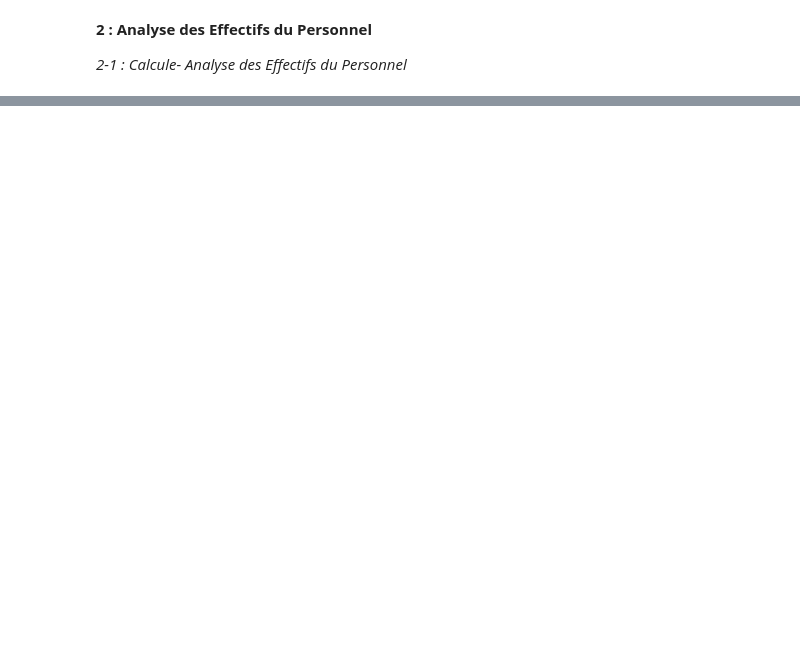
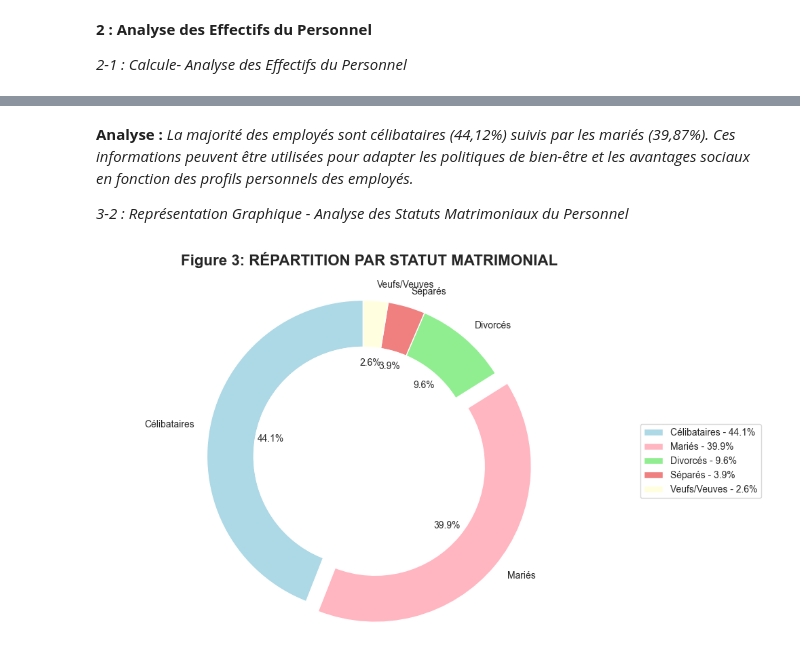
Before and after one commit to AbdelmoughitASSAL/HR_Dashboard_06_18, a Jupyter notebook: HR-PYTHON.ipynb, the cells around one changed output, grey strips where cells are left out. Saved outputs shown, nothing was run; the diff lists cells and outputs as text; code cells hidden in the pictures; blank space fills up the shorter version.

```diff
--- a/HR-PYTHON.ipynb
+++ b/HR-PYTHON.ipynb
@@ -69,0 +125,18 @@ print("--------------------------------")
+# %%
+# Calcul des effectifs par statut matrimonial
+Single_count = df[df['MaritalStatus'] == 'Single']['EmployeeID'].count()
+Married_count = df[df['MaritalStatus'] == 'Married']['EmployeeID'].count()
+Divorced_count = df[df['MaritalStatus'] == 'Divorced']['EmployeeID'].count()
+Separated_count = df[df['MaritalStatus'] == 'Separated']['EmployeeID'].count()
+Windowed_count = df[df['MaritalStatus'] == 'Widowed']['EmployeeID'].count()
+
+# Affichage des résultats
+print("===========================")
+print("Tableau 2 :RÉPARTITION PAR STATUT MATRIMONIAL:")
+print("--------------------------------")
+print(f"Célibataire: {Single_count} employees")
+print(f"Mariés: {Married_count} employees")
+print(f"Divorcés: {Divorced_count} employees")
+print(f"Séparés: {Separated_count} employees")
+print(f"Veufs/Veuves: {Windowed_count} employees")
+print("===========================")
@@ -69,0 +153,26 @@ print("--------------------------------")
+# %% [markdown]
+**Analyse :**
+*La majorité des employés sont célibataires (44,12%) suivis par les mariés (39,87%). Ces informations peuvent être utilisées pour adapter les politiques de bien-être et les avantages sociaux en fonction des profils personnels des employés.*
+
+*3-2 : Représentation Graphique - Analyse des Statuts Matrimoniaux du Personnel*
+# %%
+plt.figure(figsize=(10, 6))
+labels = ['Célibataires', 'Mariés', 'Divorcés', 'Séparés', 'Veufs/Veuves']
+sizes = [Single_count, Married_count, Divorced_count, Separated_count, Windowed_count]
+colors = ['lightblue', 'lightpink', 'lightgreen', 'lightcoral', 'lightyellow']
+explode = (0, 0.1, 0, 0, 0)
+
+wedges, texts, autotexts = plt.pie(sizes, explode=explode, labels=labels, colors=colors,
+                                  autopct='%1.1f%%', startangle=90,
+                                  wedgeprops=dict(width=0.3, edgecolor='w'))
+
+legend_labels = [f"{label} - {size/sum(sizes)*100:.1f}%" for label, size in zip(labels, sizes)]
+plt.legend(wedges, legend_labels, title="", loc="center left", bbox_to_anchor=(1, 0, 0.5, 1))
+
+plt.gca().add_artist(plt.Circle((0, 0), 0.70, fc='white'))
+plt.axis('equal')
+plt.title('Figure 3: RÉPARTITION PAR STATUT MATRIMONIAL', fontsize=16, pad=20, fontweight='bold')
+plt.tight_layout()
+plt.show()
+# %% [output]
+[figure, added]
```
Also changed, not shown: parts of 6 cells of this notebook.
